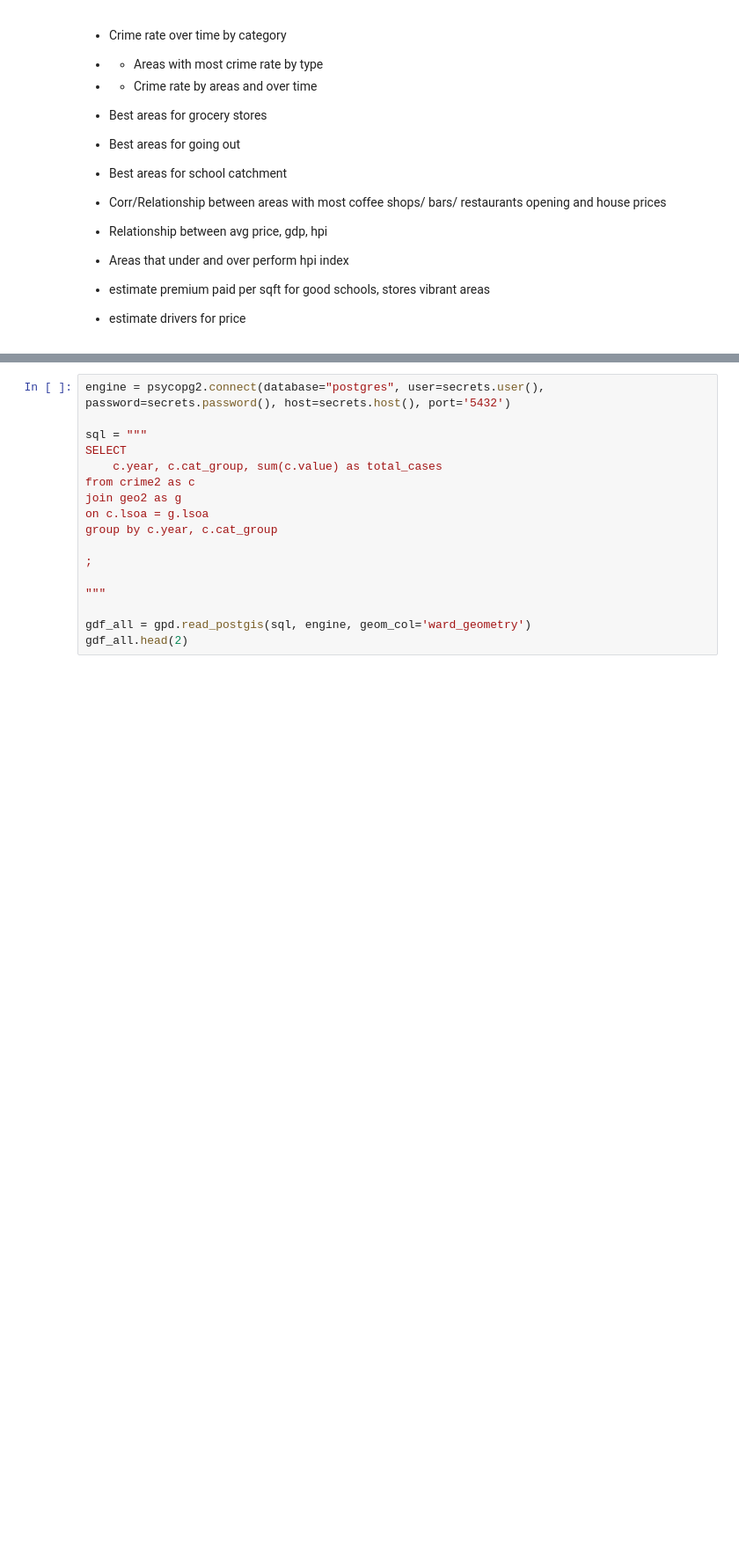
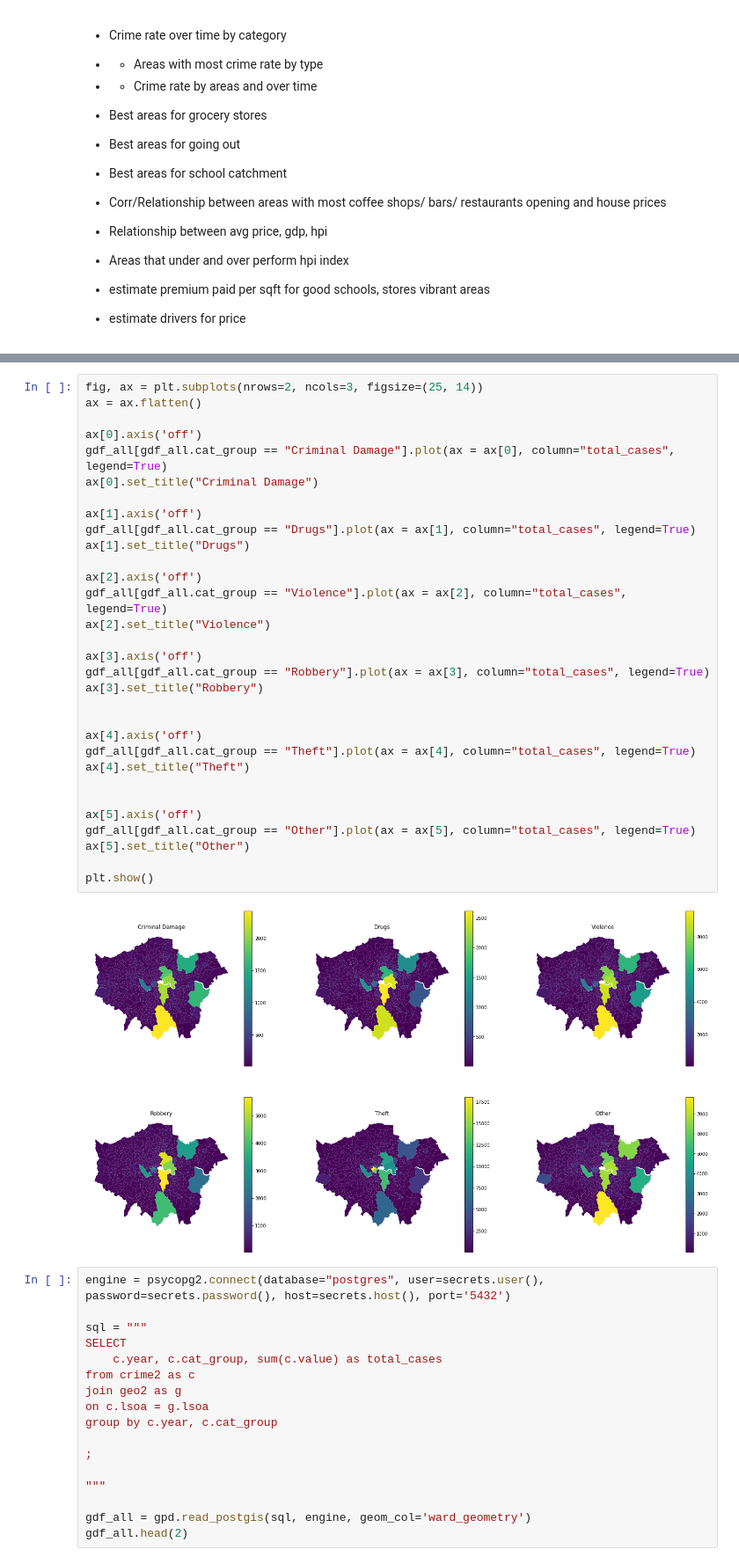
Before and after one commit to jelenalor/RealEstate, a Jupyter notebook: 2.EDA regions.ipynb, the cells around one changed output, grey strips where cells are left out. Shown: that part at 88% size. Saved outputs shown, nothing was run; the diff lists cells and outputs as text; blank space fills up the shorter version.

```diff
--- a/2.EDA regions.ipynb
+++ b/2.EDA regions.ipynb
@@ -60,3 +67,36 @@ plt.show()
+# %%
+fig, ax = plt.subplots(nrows=2, ncols=3, figsize=(25, 14))
+ax = ax.flatten()
+
+ax[0].axis('off')
+gdf_all[gdf_all.cat_group == "Criminal Damage"].plot(ax = ax[0], column="total_cases", legend=True)
+ax[0].set_title("Criminal Damage")
+
+ax[1].axis('off')
+gdf_all[gdf_all.cat_group == "Drugs"].plot(ax = ax[1], column="total_cases", legend=True)
+ax[1].set_title("Drugs")
+
+ax[2].axis('off')
+gdf_all[gdf_all.cat_group == "Violence"].plot(ax = ax[2], column="total_cases", legend=True)
+ax[2].set_title("Violence")
+
+ax[3].axis('off')
+gdf_all[gdf_all.cat_group == "Robbery"].plot(ax = ax[3], column="total_cases", legend=True)
+ax[3].set_title("Robbery")
+
+
+ax[4].axis('off')
+gdf_all[gdf_all.cat_group == "Theft"].plot(ax = ax[4], column="total_cases", legend=True)
+ax[4].set_title("Theft")
+
+
+ax[5].axis('off')
+gdf_all[gdf_all.cat_group == "Other"].plot(ax = ax[5], column="total_cases", legend=True)
+ax[5].set_title("Other")
+
+plt.show()
+# %% [output]
+[figure, added]
 # %%
 engine = psycopg2.connect(database="postgres", user=secrets.user(), password=secrets.password(), host=secrets.host(), port='5432')
 
```
Also changed, not shown: parts of 3 cells of this notebook.
